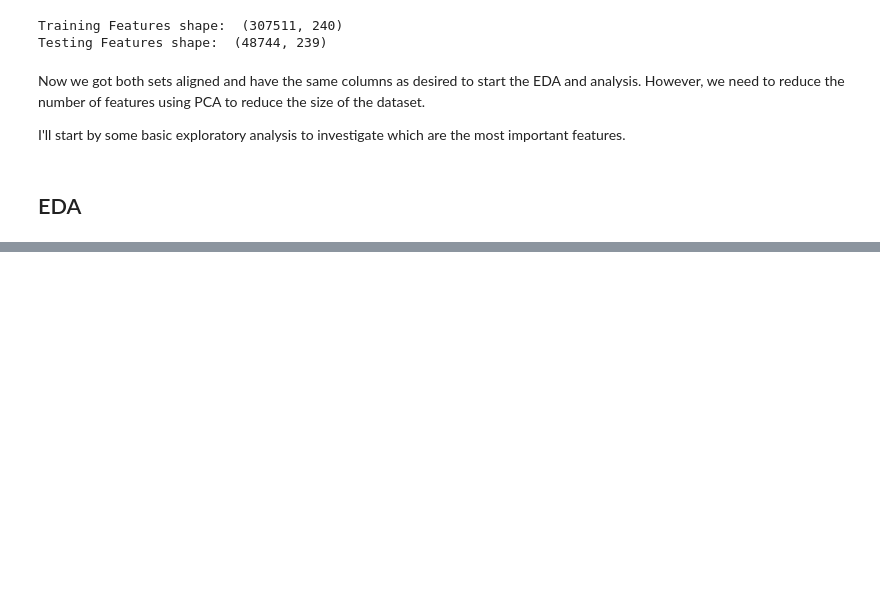
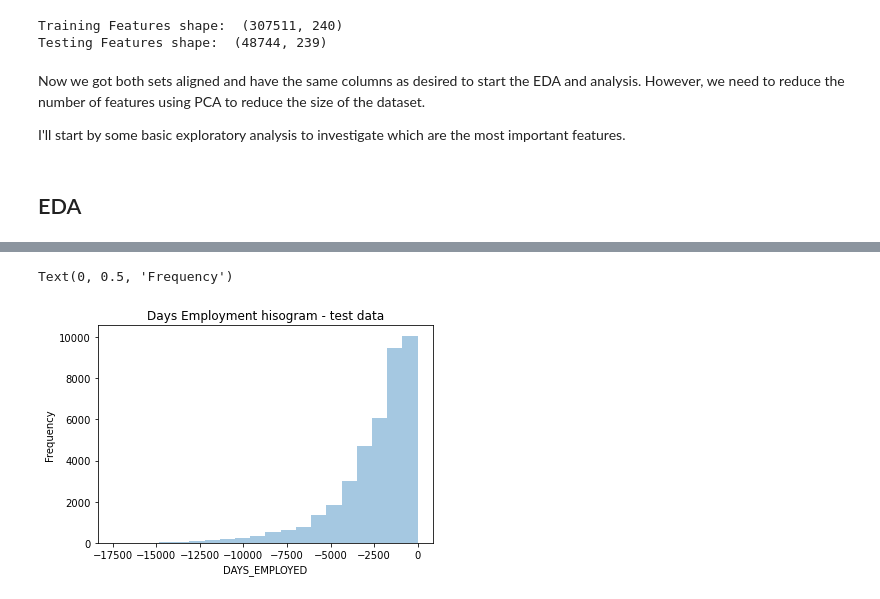
Before and after one commit to salma71/home_credit_risk, a Jupyter notebook: notebooks/credit_risk_part#1.ipynb, the cells around one changed output, grey strips where cells are left out. Cells and saved outputs as stored; diff of their text form; code cells hidden in the pictures; blank space fills up the shorter version.

```diff
--- a/notebooks/credit_risk_part#1.ipynb
+++ b/notebooks/credit_risk_part#1.ipynb
@@ -280,0 +371,7 @@ I'll start by some basic exploratory analysis to investigate which are the most
+# %%
+ax = sns.distplot(app_test['DAYS_EMPLOYED'], kde = False, bins = 20)
+ax.set_title("Days Employment hisogram - test data")
+ax.set_ylabel("Frequency")
+# %% [output]
+Text(0, 0.5, 'Frequency')
+[figure, added]
```
Also changed, not shown: parts of 11 cells of this notebook.
